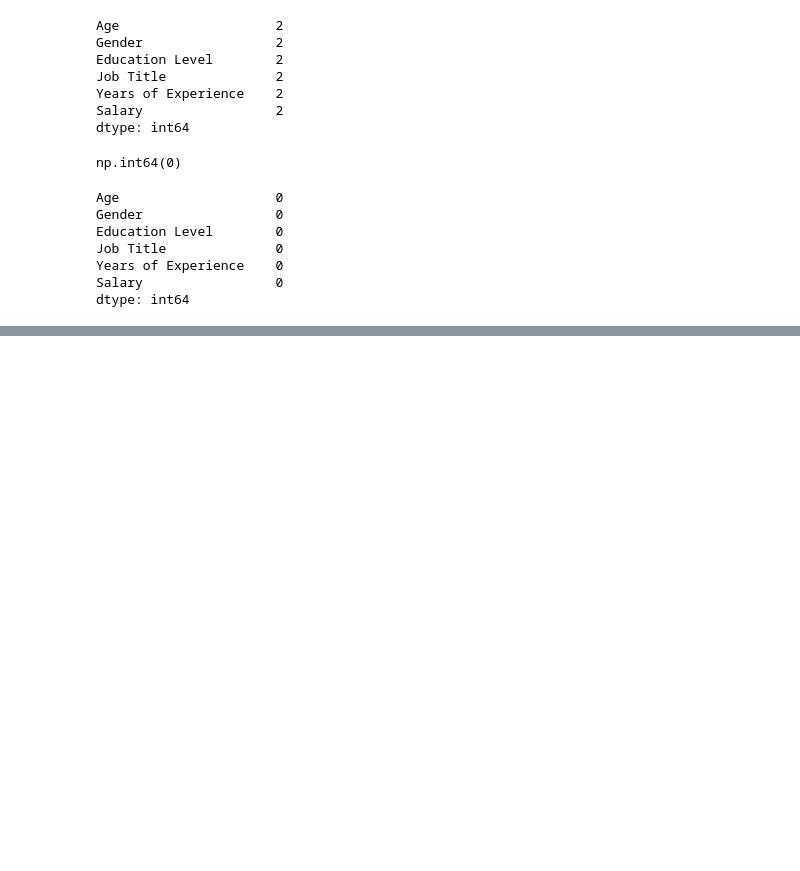
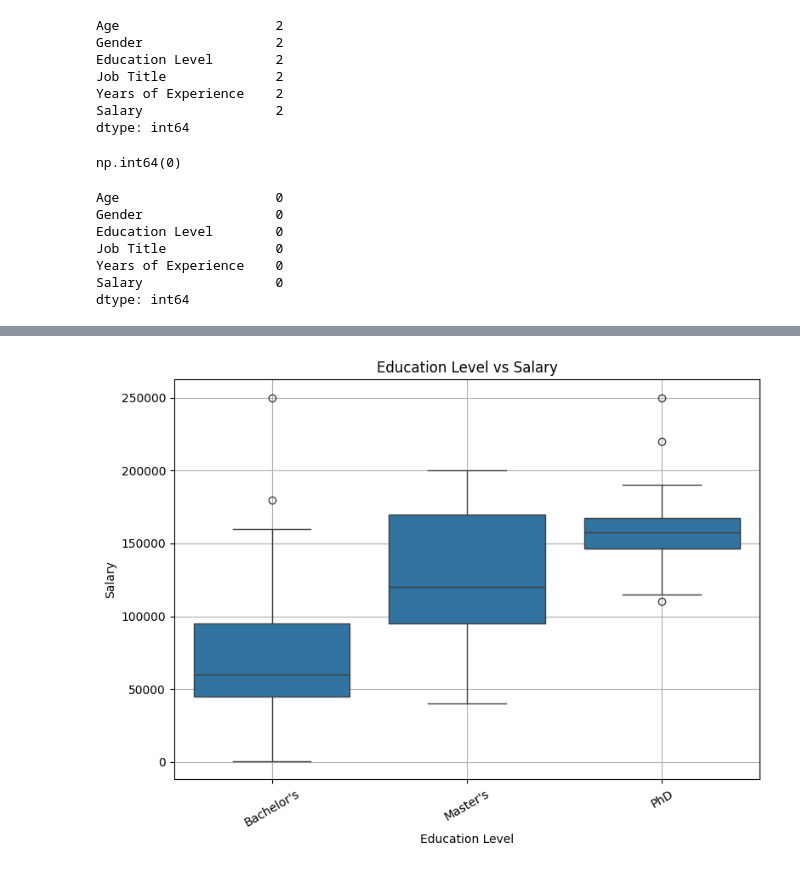
Before and after one commit to rahul-gitt/AI-ML-JOURNEY, a Jupyter notebook: scikit-learn/Salary_prediction/main.ipynb, the cells around one changed output, grey strips where cells are left out. Cells and saved outputs as stored; diff of their text form; code cells hidden in the pictures; blank space fills up the shorter version.

```diff
--- a/scikit-learn/Salary_prediction/main.ipynb
+++ b/scikit-learn/Salary_prediction/main.ipynb
@@ -75,0 +109,17 @@ dtype: int64
+# %%
+plt.figure(figsize= (8,6))
+sns.boxplot(x = 'Education Level',
+            y= 'Salary',
+            data = df
+)
+
+plt.xlabel('Education Level')
+plt.ylabel('Salary')
+plt.title('Education Level vs Salary')
+
+plt.xticks(rotation=30)
+plt.grid(True)
+plt.tight_layout()
+plt.show()
+# %% [output]
+[figure, added]
```
Also changed, not shown: parts of 6 cells of this notebook.
